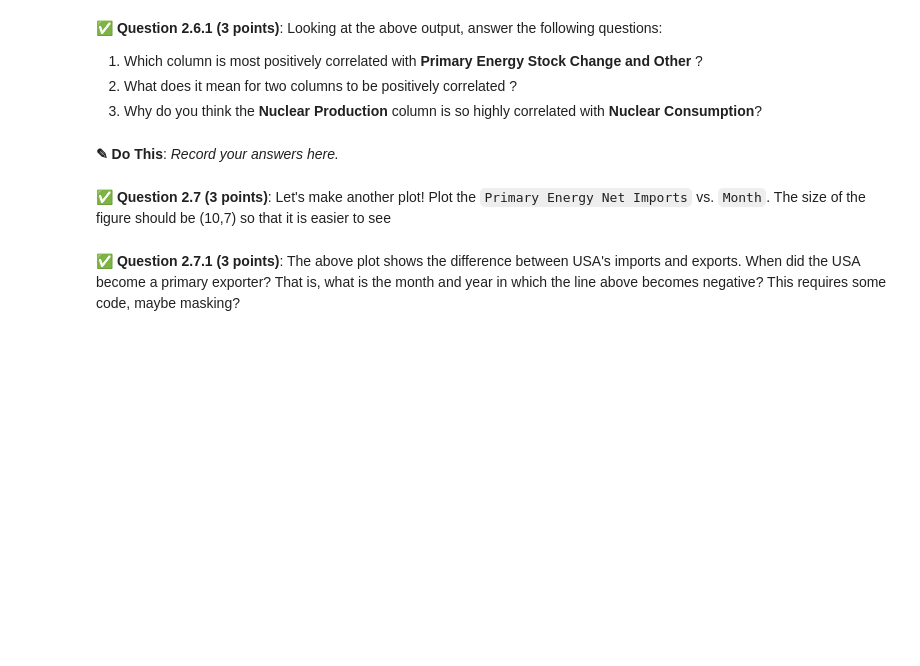
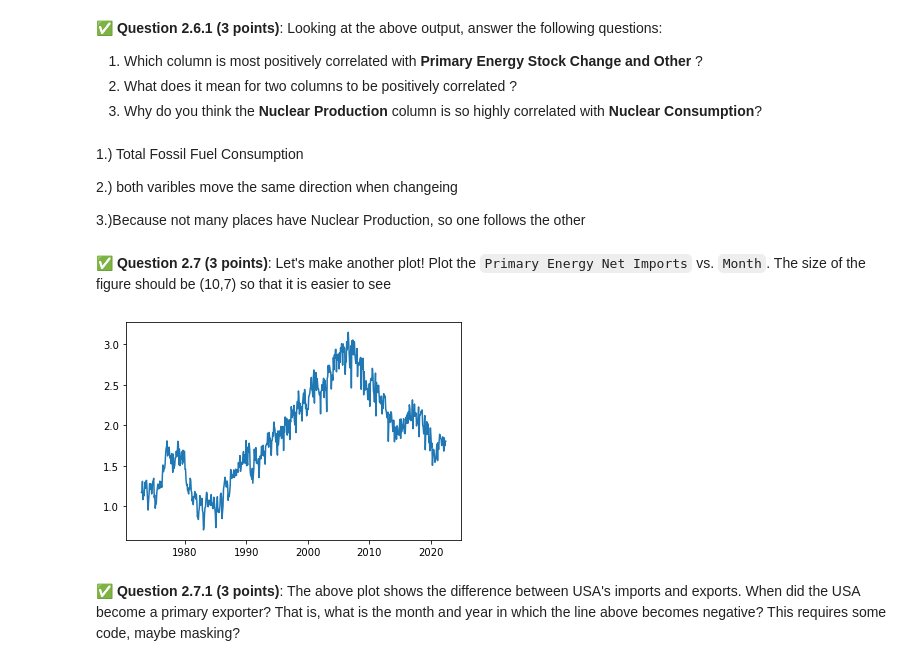
Before and after one commit to arburyri/cmse202-f22-turnin, a Jupyter notebook: midterm/CMSE202-Midterm-Section003-RichardArbury.ipynb, the cells around one changed output. Drawn from its saved outputs; the diff is of its cells as text; code cells hidden in the pictures; blank space fills up the shorter version.

```diff
--- a/midterm/CMSE202-Midterm-Section003-RichardArbury.ipynb
+++ b/midterm/CMSE202-Midterm-Section003-RichardArbury.ipynb
@@ -154,0 +153,6 @@ Do this
+# %%
+import pandas as pd
+
+df=pd.read_excel(r'energy_dataset.xlsx',skiprows=10)
+for i in df[10:15]:
+    print(i)
@@ -170,0 +212,4 @@ Do this
+# %%
+df2=df.drop(index=df.index[0])
+
+df2.head()
@@ -197,8 +271,12 @@ __NOTE:__ I said **method** not function! Also the `astype` method does not have
 1. Which column is most positively correlated with **Primary Energy Stock Change and Other** ?
 2. What does it mean for two columns to be positively correlated ?
 2. Why do you think the **Nuclear Production** column is so highly correlated with **Nuclear Consumption**?
-# %% [markdown]
-**<font size=+3>&#9998;</font> Do This**: *Record your answers here.*
+# %% [markdown]
+1.) Total Fossil Fuel Consumption
+
+2.) both varibles move the same direction when changeing
+
+3.)Because not many places have Nuclear Production, so one follows the other
 # %% [markdown]
 &#9989; **Question 2.7 (3 points)**: Let's make another plot! Plot the `Primary Energy Net Imports` vs. `Month`.
 The size of the figure should be (10,7) so that it is easier to see
@@ -207,3 +283,10 @@ The size of the figure should be (10,7) so that it is easier to see
+# %%
+y=df2["Primary Energy Imports"]
+x=df2["Month"]
+
+fig1=plt.plot(x,y)
+# %% [output]
+[figure, added]
 # %% [markdown]
 &#9989; **Question 2.7.1 (3 points)**: The above plot shows the difference between USA's imports and exports. When did the USA become a primary exporter? That is, what is the month and year in which the line above becomes negative? This requires some code, maybe masking?
 # %%
```
Also changed, not shown: parts of 17 cells of this notebook.
